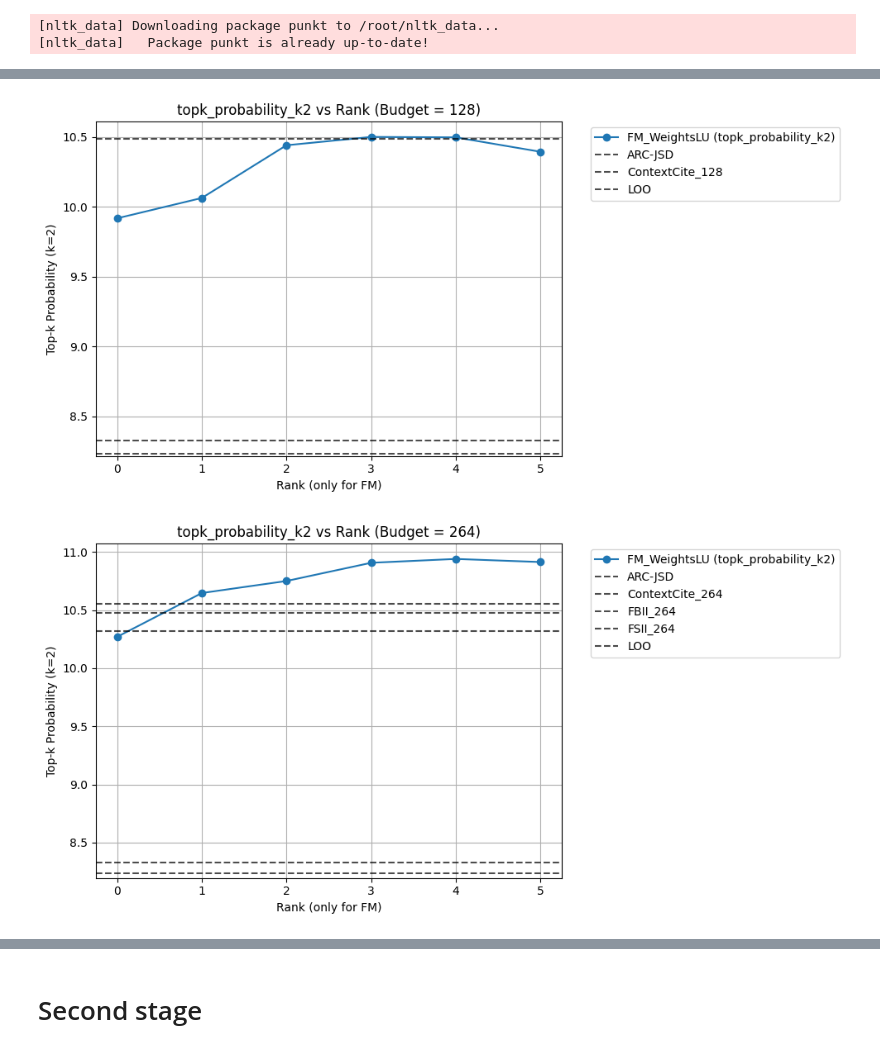
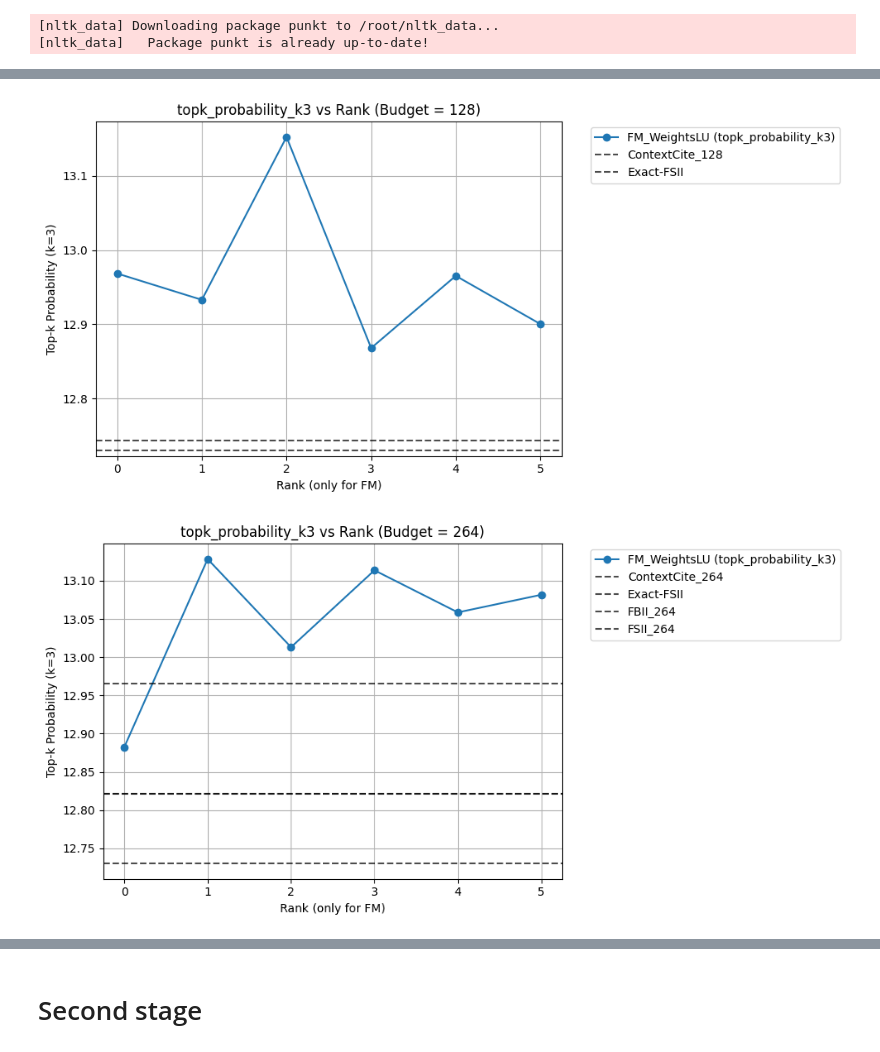
Before and after one commit to iNema9590/LLMX, a Jupyter notebook: Notebooks/musique_shap.ipynb, the cells around one changed output, grey strips where cells are left out. Cells and saved outputs as stored; diff of their text form; code cells hidden in the pictures.

```diff
--- a/Notebooks/musique_shap.ipynb
+++ b/Notebooks/musique_shap.ipynb
@@ -93,3 +97,6 @@ Main Script: Model prepared and set to eval.
+# %%
+with open("answered.txt", "r") as f:
+    res = [line.strip() for line in f]
 # %%
 def gtset_k():
     return [0, 1,5]
@@ -285,11 +306,11 @@ with open(f"../Experiment_data/musique/Llama-3.1-8B-Instruct/new/duplicate/extra
 # %%
 all_results[3]['methods']['FBII_264'].reshape(1,-1)
 # %%
-spearmans={i:[] for i in all_results[0]['methods'] if i!="Exact-Faith-Shap"}
+spearmans={i:[] for i in all_results[0]['methods'] if i!="Exact-FSII"}
 for method_res in all_results:
     for method, attribution in method_res['methods'].items():
-        if method!="Exact-Faith-Shap":
-            spear=len(set(np.array(method_res['methods']["Exact-Faith-Shap"]).argsort()[-3:]).intersection(set(np.array(attribution).argsort()[-3:])))/3
+        if method!="Exact-FSII":
+            spear=len(set(np.array(method_res['methods']["Exact-FSII"]).argsort()[-3:]).intersection(set(np.array(attribution).argsort()[-3:])))/3
             spearmans[method].append(spear)
 # %%
 import re
@@ -420,7 +441,7 @@ import matplotlib.pyplot as plt
 df_reset = df_res.reset_index().rename(columns={'index': 'method'})
 
 # Separate constant methods (no budget) and budgeted methods
-constant_methods = ['LOO', 'ARC-JSD', 'Exact-Faith-Shap']
+constant_methods = ['LOO', 'ARC-JSD', 'Exact-FSII']
 df_const = df_reset[df_reset['method'].isin(constant_methods)]
 df_budgeted = df_reset[~df_reset['method'].isin(constant_methods)]
 
@@ -485,7 +506,7 @@ import pandas as pd
 import matplotlib.pyplot as plt
 
 # Filter budgeted methods at budget = 274
-df_budgeted_264 = df_budgeted[df_budgeted['budget'] == 724]
+df_budgeted_264 = df_budgeted[df_budgeted['budget'] == 264]
 
 # Metrics to plot
 recall_metrics = [f"Recall@{k}" for k in range(1, 6)]
@@ -698,17 +722,17 @@ def plot_topk_for_budget(budget):
 
     for family, subset in df_fm[df_fm['budget'] == budget].groupby("family"):
         subset = subset.sort_values(by="rank")
-        plt.plot(subset["rank"], subset["topk_probability_k2"], marker='o', label=f"{family} (topk_probability_k2)")
+        plt.plot(subset["rank"], subset["topk_probability_k3"], marker='o', label=f"{family} (topk_probability_k3)")
 
     # Plot all other methods as black dashed lines
     for _, row in df_nonfm.iterrows():
-        if row['method'].endswith(f"_{budget}") or row['method'] in ["LOO", "ARC-JSD"]:
-            plt.axhline(y=row['topk_probability_k2'],
+        if row['method'].endswith(f"_{budget}") or row['method'] in [ "Exact-FSII"]:
+            plt.axhline(y=row['topk_probability_k3'],
                         linestyle='--', color="black", alpha=0.7, label=row['method'])
 
     plt.xlabel("Rank (only for FM)")
-    plt.ylabel("Top-k Probability (k=2)")
-    plt.title(f"topk_probability_k2 vs Rank (Budget = {budget})")
+    plt.ylabel("Top-k Probability (k=3)")
+    plt.title(f"topk_probability_k3 vs Rank (Budget = {budget})")
     plt.legend(bbox_to_anchor=(1.05, 1), loc='upper left')
     plt.grid(True)
     plt.tight_layout()
@@ -727,2 +751,2 @@ plot_topk_for_budget(724)
-[figure, old version]
+[figure, new version]
-[figure, old version]
+[figure, new version]
```
Also changed, not shown: parts of 17 cells of this notebook, 4 other files.
